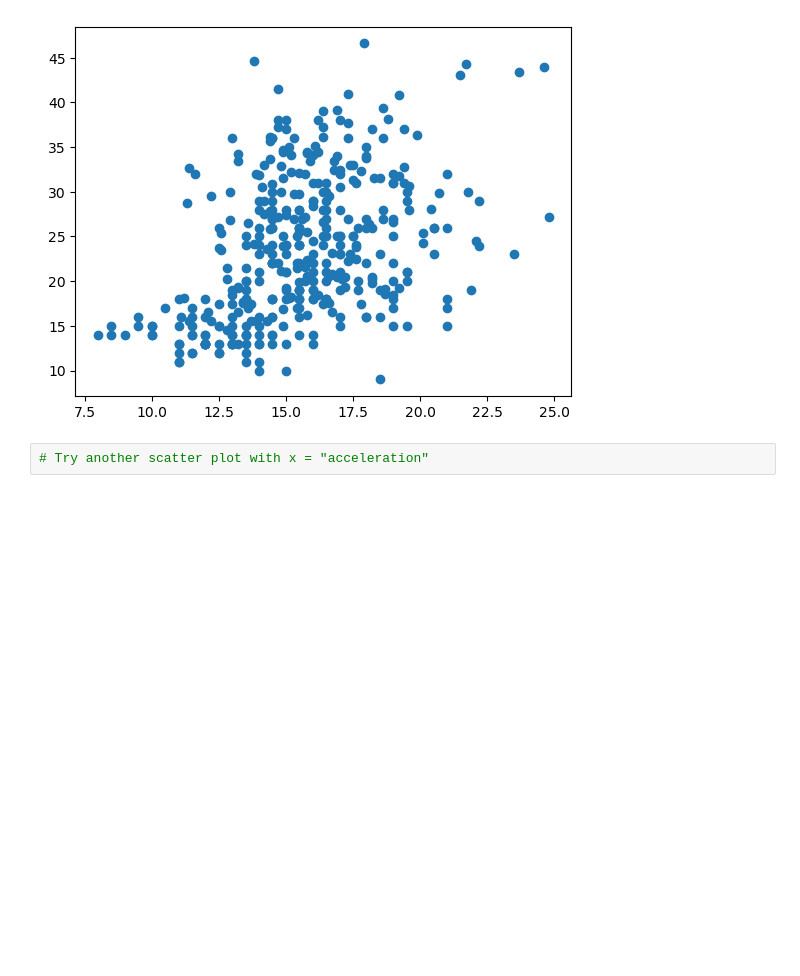
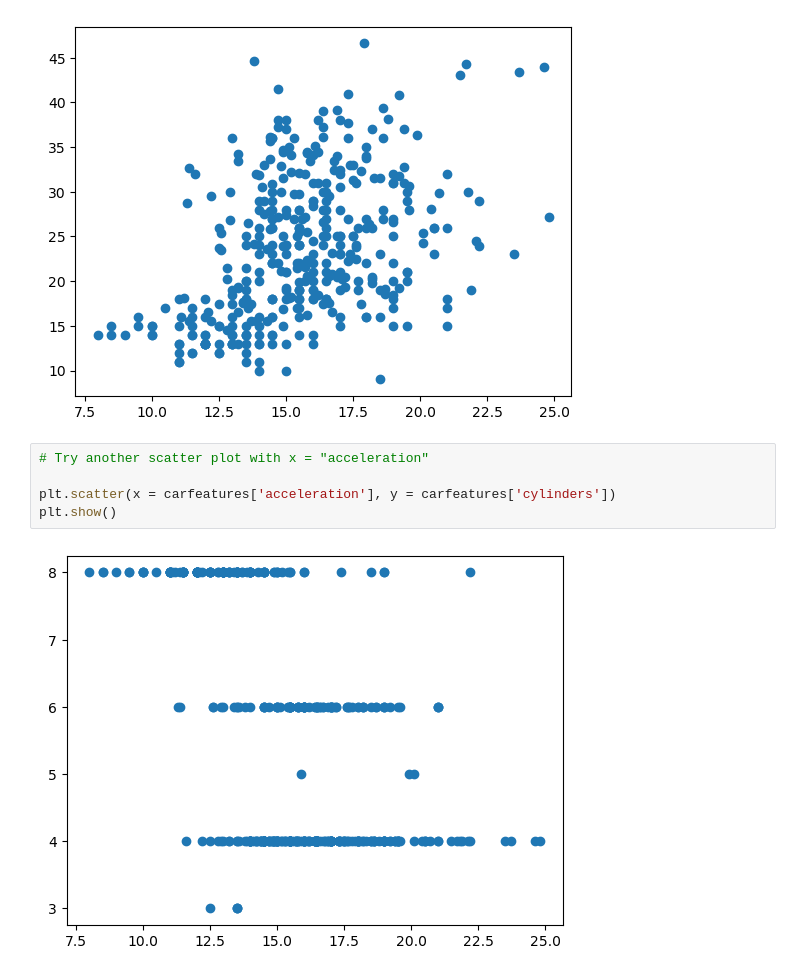
Before and after one commit to zwangemory/qtm530fall2024, a Jupyter notebook: Lecture 01/Lecture 1a - Basics.ipynb, the cells around one changed output. Cells and saved outputs as stored; diff of their text form; blank space fills up the shorter version.

```diff
--- a/Lecture 01/Lecture 1a - Basics.ipynb
+++ b/Lecture 01/Lecture 1a - Basics.ipynb
@@ -220,3 +240,8 @@ plt.show()
 [figure]
 # %%
 # Try another scatter plot with x = "acceleration"
+
+plt.scatter(x = carfeatures['acceleration'], y = carfeatures['cylinders'])
+plt.show()
+# %% [output]
+[figure, added]
```
Also changed, not shown: parts of 5 cells of this notebook, 6 other files.
